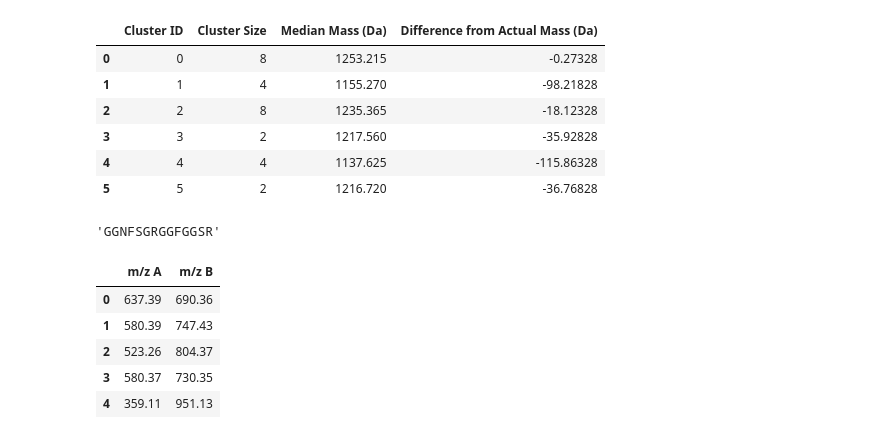
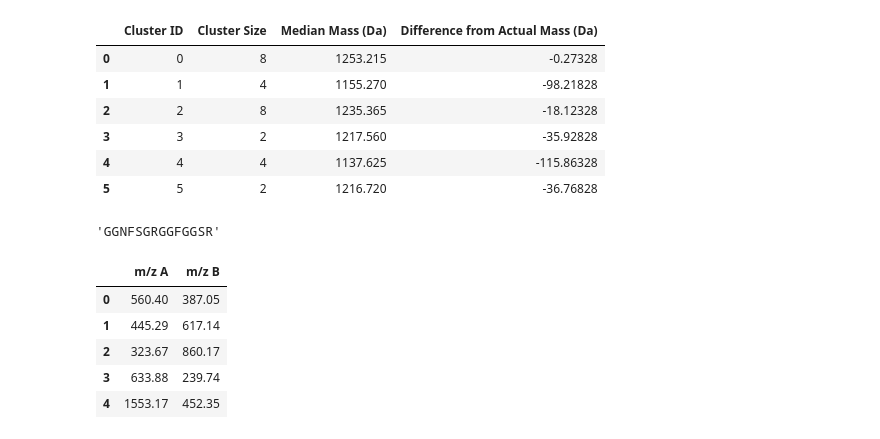
Before and after one commit to Kevinxsn/2D_spec_dict, a Jupyter notebook: notebook.ipynb, the cells around one changed output. Cells and saved outputs as stored; diff of their text form; code cells hidden in the pictures.

```diff
--- a/notebook.ipynb
+++ b/notebook.ipynb
@@ -433,15 +433,15 @@ sequence_pairs = interpreter.all_pairs('GGNFSGR(Me)GGFGGSR',2,peptide_mass_list)
 import interpreter_modify
 import pandas as pd
 # %%
-df = pd.read_csv('data/data_table/data_sheet1.csv')
+df = pd.read_csv('data/data_table/data_sheet4.csv')
 df_mass = df[['mass1', 'mass2']]
 df_mass_clean = df_mass.dropna()
 df_mass_clean.columns = ['m/z A', 'm/z B']
 df_mass_clean.head()
 # %% [output]
 |  | m/z A | m/z B |
-| 0 | 637.39 | 690.36 |
-| 1 | 580.39 | 747.43 |
-| 2 | 523.26 | 804.37 |
-| 3 | 580.37 | 730.35 |
-| 4 | 359.11 | 951.13 |
+| 0 | 560.40 | 387.05 |
+| 1 | 445.29 | 617.14 |
+| 2 | 323.67 | 860.17 |
+| 3 | 633.88 | 239.74 |
+| 4 | 1553.17 | 452.35 |
```
Also changed, not shown: parts of 11 cells of this notebook, 1 other file.
